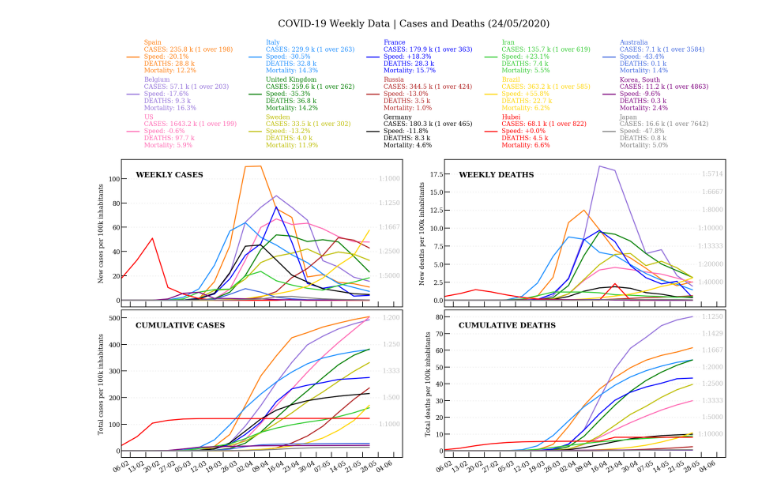
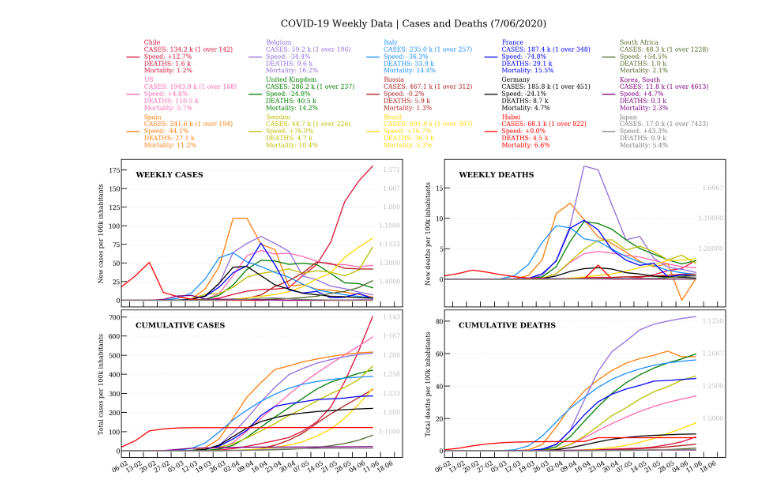
Before and after one commit to pietrodigangi/COVID19-Monitor, a Jupyter notebook: covid19-international.ipynb, the cells around one changed output. Saved outputs shown, nothing was run; the diff lists cells and outputs as text; code cells hidden in the pictures.

```diff
--- a/covid19-international.ipynb
+++ b/covid19-international.ipynb
@@ -197,7 +217,9 @@ color = {
     'Brazil' : 'gold',
     'Sweden' : 'y',
     'Canada' : 'lightcoral',
-    'India' : 'lightgreen'
+    'India' : 'lightgreen',
+    'South Africa': 'darkolivegreen',
+    'Chile': 'crimson'
 }
 # %%
 # Utility functions
@@ -312,12 +334,14 @@ states = ['Sweden',
           'US',
           'Korea, South',
           'Hubei',
-          'Iran',
+          #'Iran',
           'Japan',
-          'Australia',
+          #'Australia',
           'Belgium',
           #'Canada',
           #'India',
+          'South Africa',
+          'Chile'
          ]
 
 
@@ -375,34 +399,34 @@ for axx in [ax,ax2,ax3,ax4]:
 
 
 ax.text(0.05, .92, 'WEEKLY CASES', fontsize=22, weight='bold', ha='left', va='top', transform=ax.transAxes)
 ax.set_ylabel('New cases per 100k inhabitants')
 ax2.text(0.05, .92, 'CUMULATIVE CASES', fontsize=22, weight='bold', ha='left', va='top', transform=ax2.transAxes)
 ax2.set_ylabel('Total cases per 100k inhabitants')
 ax3.text(0.05, .92, 'WEEKLY DEATHS', fontsize=22, weight='bold', ha='left', va='top', transform=ax3.transAxes)
 ax3.set_ylabel('New deaths per 100k inhabitants')
 ax4.text(0.05, .92, 'CUMULATIVE DEATHS', fontsize=22, weight='bold', ha='left', va='top', transform=ax4.transAxes)
 ax4.set_ylabel('Total deaths per 100k inhabitants')
 
 
 ax.xaxis.set_major_locator(mdates.DayLocator(interval=7))
 ax.xaxis.set_major_formatter(mdates.DateFormatter('%d-%m'))
 ax.tick_params(axis='x', which='major', labelsize=16)
 ax3.xaxis.set_major_locator(mdates.DayLocator(interval=7))
 ax3.xaxis.set_major_formatter(mdates.DateFormatter('%d-%m'))
 ax3.tick_params(axis='x', which='major', labelsize=16)
 
 
 
 fig.autofmt_xdate()
 plt.gcf().autofmt_xdate()
 
 
 plt.suptitle('COVID-19 Weekly Data | Cases and Deaths (%s)' % lastday_weekly.strftime('%-d/%m/%Y'), fontsize=28, y=1.2)
 
 
 plt.show()
 # %% [output]
-[figure, old version]
+[figure, new version]
 # %%
 def guideline(ax, xlim=(0,1), ylim=(0,1), m=1, label=''):
     xmin = xlim[0]
```
Also changed, not shown: parts of 7 cells of this notebook, 9 other files.
